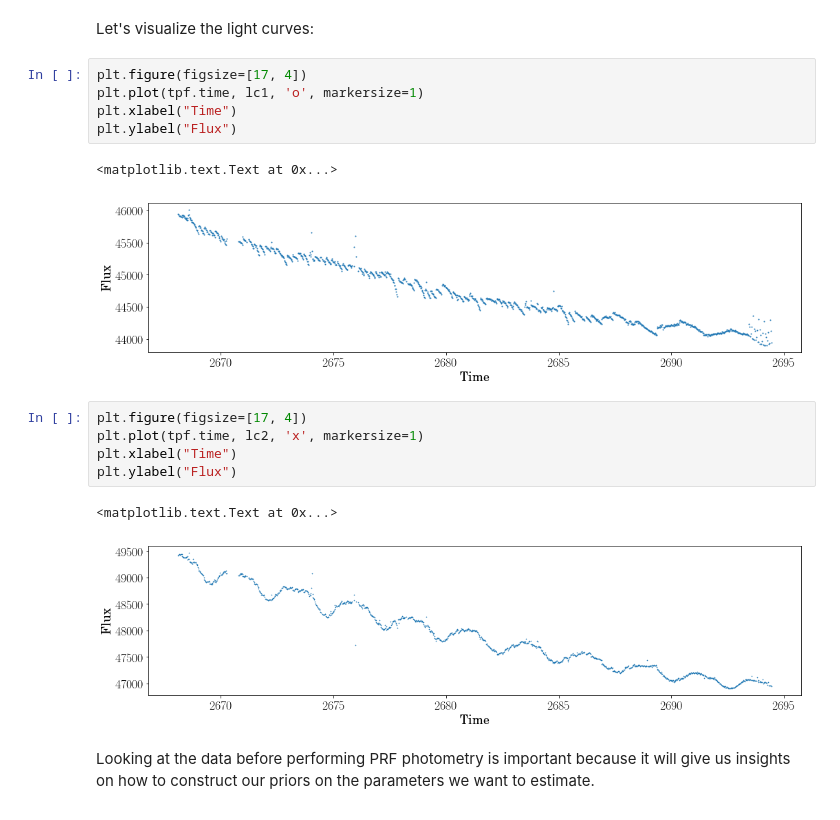
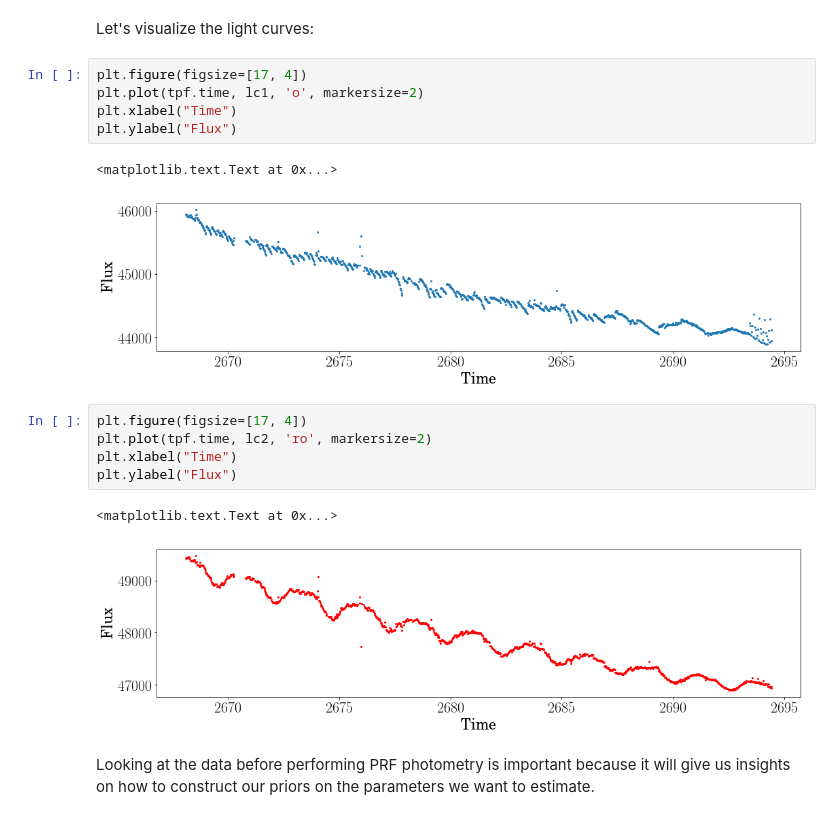
Before and after one commit to KeplerGO/oktopus, a Jupyter notebook: docs/source/notebooks/c9-prf-fitting.ipynb, the cells around one changed output. Cells and saved outputs as stored; diff of their text form.

```diff
--- a/docs/source/notebooks/c9-prf-fitting.ipynb
+++ b/docs/source/notebooks/c9-prf-fitting.ipynb
@@ -80,20 +82,20 @@ for i in range(len(tpf.time)):
 Let's visualize the light curves:
 # %%
 plt.figure(figsize=[17, 4])
-plt.plot(tpf.time, lc1, 'o', markersize=1)
+plt.plot(tpf.time, lc1, 'o', markersize=2)
 plt.xlabel("Time")
 plt.ylabel("Flux")
 # %% [output]
 <matplotlib.text.Text at 0x...>
-[figure, old version]
+[figure, new version]
 # %%
 plt.figure(figsize=[17, 4])
-plt.plot(tpf.time, lc2, 'x', markersize=1)
+plt.plot(tpf.time, lc2, 'ro', markersize=2)
 plt.xlabel("Time")
 plt.ylabel("Flux")
 # %% [output]
 <matplotlib.text.Text at 0x...>
-[figure, old version]
+[figure, new version]
 # %% [markdown]
 Looking at the data before performing PRF photometry is important because it will give us insights on how to construct our priors on the parameters we want to estimate.
 # %% [markdown]
```
Also changed, not shown: parts of 19 cells of this notebook.
